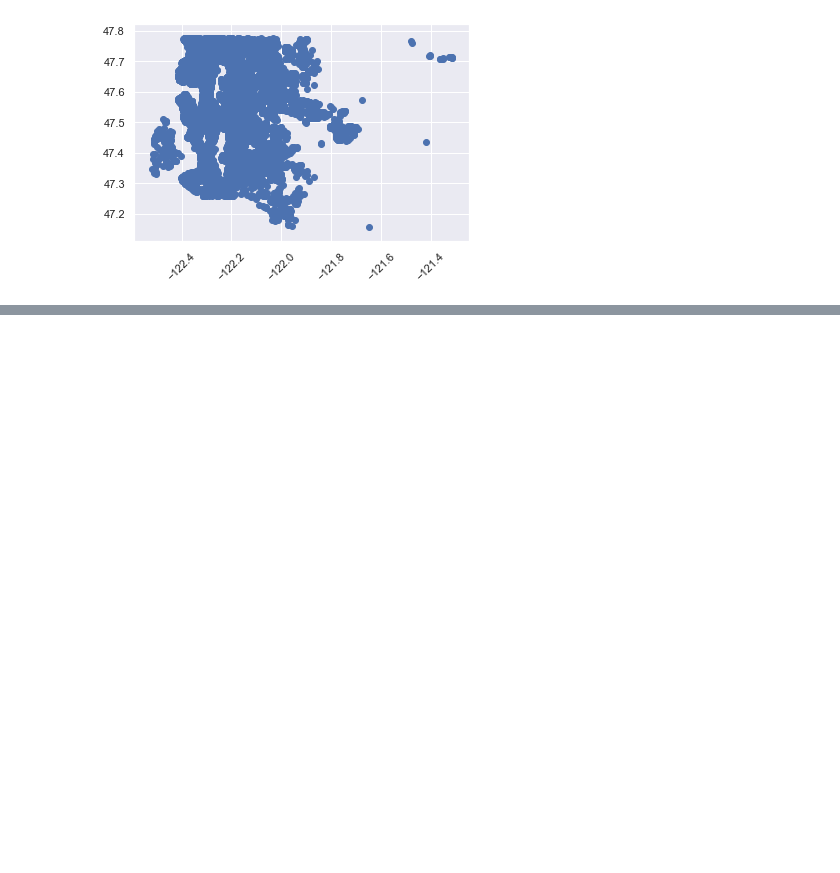
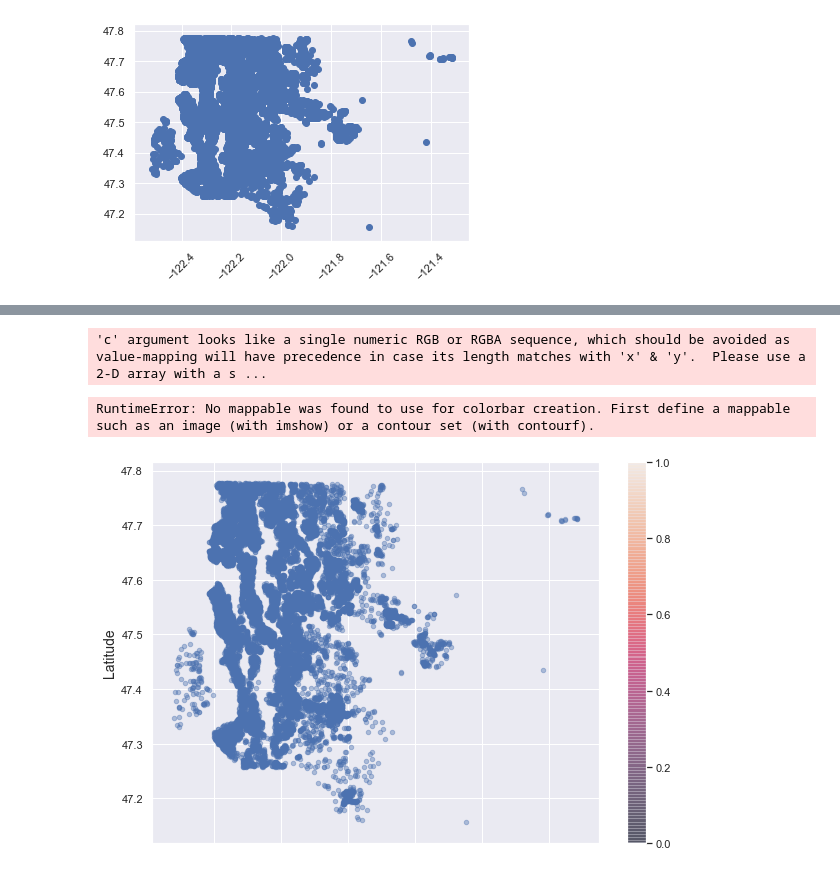
Before and after one commit to kmcnicoll/KyleMatt, a Jupyter notebook: 4 hour graph, lat long on map.ipynb, the cells around one changed output, grey strips where cells are left out. Drawn from its saved outputs; the diff is of its cells as text; code cells hidden in the pictures; blank space fills up the shorter version.

```diff
--- a/Graph pre scale.ipynb
+++ b/4 hour graph, lat long on map.ipynb
@@ -181,21 +194,24 @@ No handles with labels found to put in legend.
 # %%
 import numpy as np
 import matplotlib.image as mpimg
-california_img=mpimg.imread('california.png')
-ax = housing.plot(kind="scatter", x="longitude", y="latitude", figsize=(10,7),
-                       s=housing['population']/100, label="Population",
-                       c="median_house_value", cmap=plt.get_cmap("jet"),
-                       colorbar=False, alpha=0.4,
-                      )
+img=mpimg.imread('Screen Shot 2019-11-26 at 2.25.44 PM.png')
+df.plot(kind="scatter", x="long", y="lat",
+    cmap=plt.get_cmap("jet"),
+    colorbar=True, alpha=0.4, figsize=(10,7),
+)
 plt.imshow(california_img, extent=[-124.55, -113.80, 32.45, 42.05], alpha=0.5)
 plt.ylabel("Latitude", fontsize=14)
 plt.xlabel("Longitude", fontsize=14)
 
-prices = housing["median_house_value"]
+prices = df["price"]
 tick_values = np.linspace(prices.min(), prices.max(), 11)
 cbar = plt.colorbar()
 cbar.ax.set_yticklabels(["$%dk"%(round(v/1000)) for v in tick_values], fontsize=14)
-cbar.set_label('Median House Value', fontsize=16)
+cbar.set_label('House Price', fontsize=16)
 
 plt.legend(fontsize=16)
 plt.show()
+# %% [output]
+'c' argument looks like a single numeric RGB or RGBA sequence, which should be avoided as value-mapping will have precedence in case its length matches with 'x' & 'y'.  Please use a 2-D array with a s ...
+RuntimeError: No mappable was found to use for colorbar creation. First define a mappable such as an image (with imshow) or a contour set (with contourf).
+[figure, added]
```
Also changed, not shown: parts of 7 cells of this notebook.
